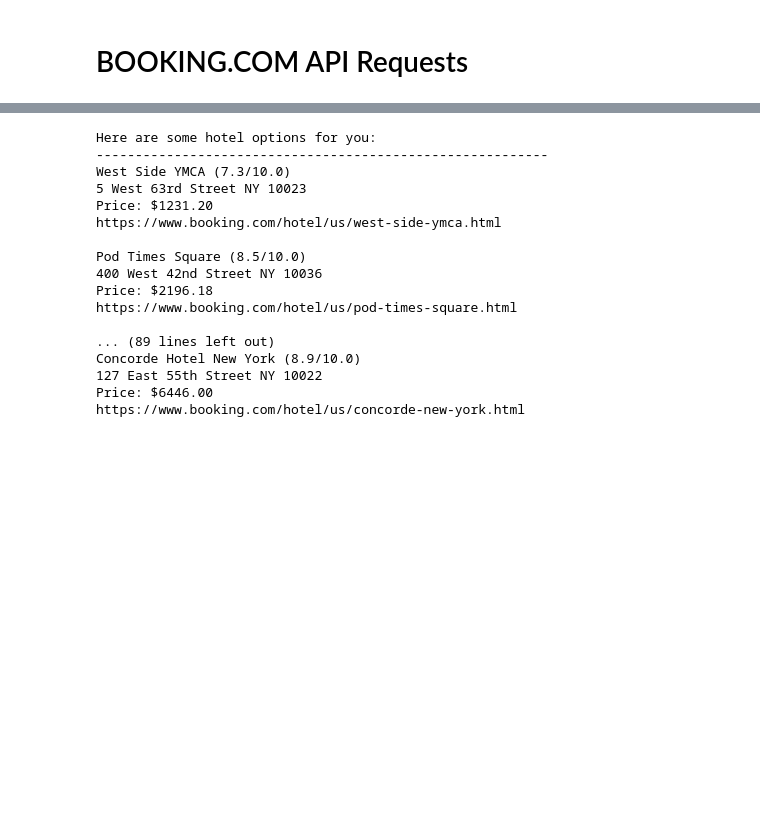
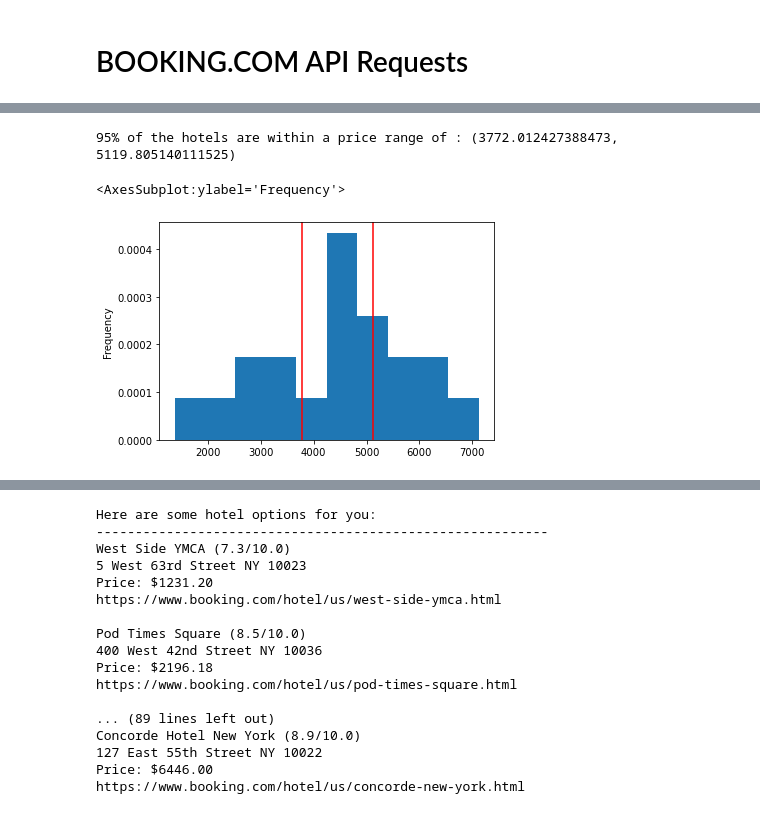
Before and after one commit to marcelacastano/PyTravel, a Jupyter notebook: resources/exploration_cleanup_notebooks/flights_and_hotels/trip_planner.ipynb, the cells around one changed output, grey strips where cells are left out. Cells and saved outputs as stored; diff of their text form; code cells hidden in the pictures; blank space fills up the shorter version.

```diff
--- a/resources/exploration_cleanup_notebooks/flights_and_hotels/trip_planner.ipynb
+++ b/resources/exploration_cleanup_notebooks/flights_and_hotels/trip_planner.ipynb
@@ -349,6 +353,31 @@ hotel_pricing_plot = px.scatter(
 hotel_pricing_plot.update_traces(hovertemplate ='<b>Price</b>: $%{x:.2f} <br> <b>Score</b>: %{y}')
 
 hotel_pricing_plot
+# %%
+# Calculate 95% confidence interval
+
+#Calculate the sample parameters
+confidenceLevel = 0.95   # 95% CI given
+degrees_freedom = len(hotels_df['min_total_price'])-1  #degree of freedom = sample size-1
+sampleMean = np.mean(hotels_df['min_total_price'])    #sample mean
+sampleStandardError = st.sem(hotels_df['min_total_price'])  #sample standard error
+
+#create 95% confidence interval for the population mean
+confidenceInterval = st.t.interval(alpha=confidenceLevel, df=degrees_freedom, loc=sampleMean, scale=sampleStandardError)
+
+#print the 95% confidence interval for the population mean
+print(f"95% of the hotels are within a price range of : {confidenceInterval}")
+
+# plot
+
+hotels_95_interval = hotels_df['min_total_price'].plot(kind='hist', bins=10,density=True)
+hotels_95_interval .axvline(confidenceInterval[0], color='r')
+hotels_95_interval .axvline(confidenceInterval[1], color='r')
+hotels_95_interval
+# %% [output]
+95% of the hotels are within a price range of : (3772.012427388473, 5119.805140111525)
+<AxesSubplot:ylabel='Frequency'>
+[figure, added]
 # %%
 # Use folium to create Map of hotels in dest_id of choice (district, landmark, city, etc.)
 
```
Also changed, not shown: parts of 4 cells of this notebook, 2 other files.
